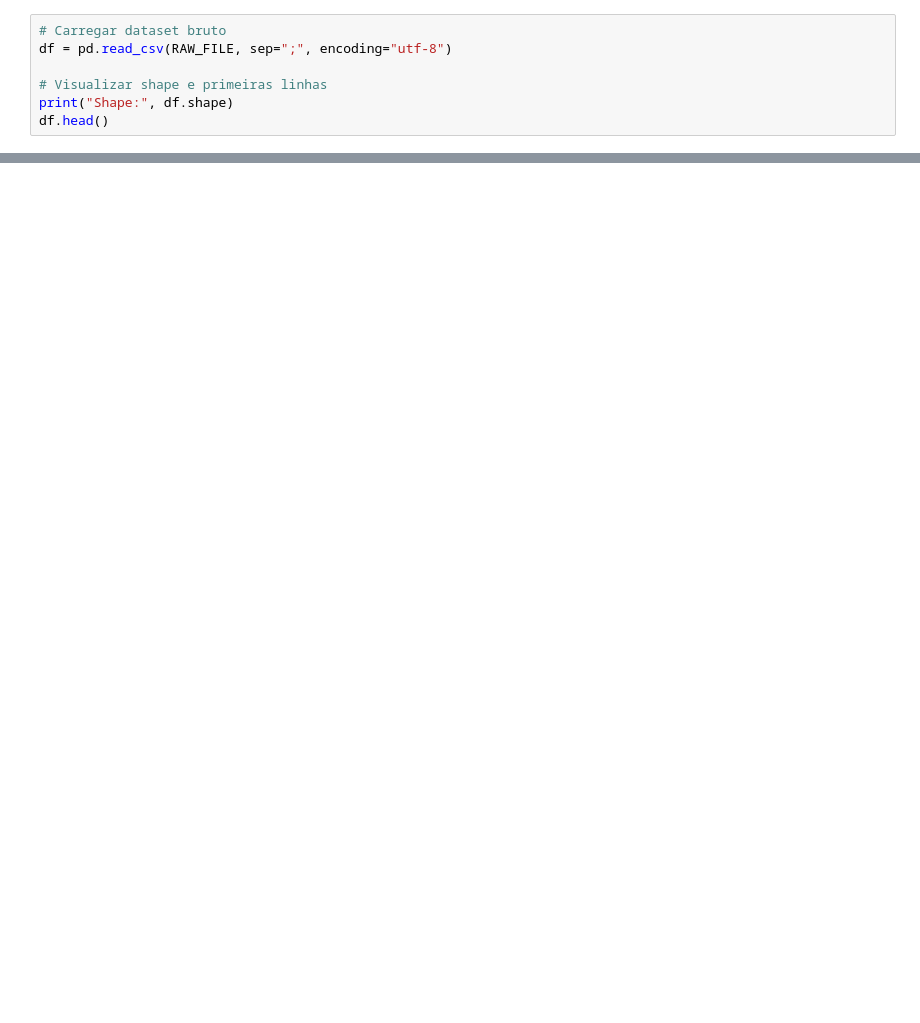
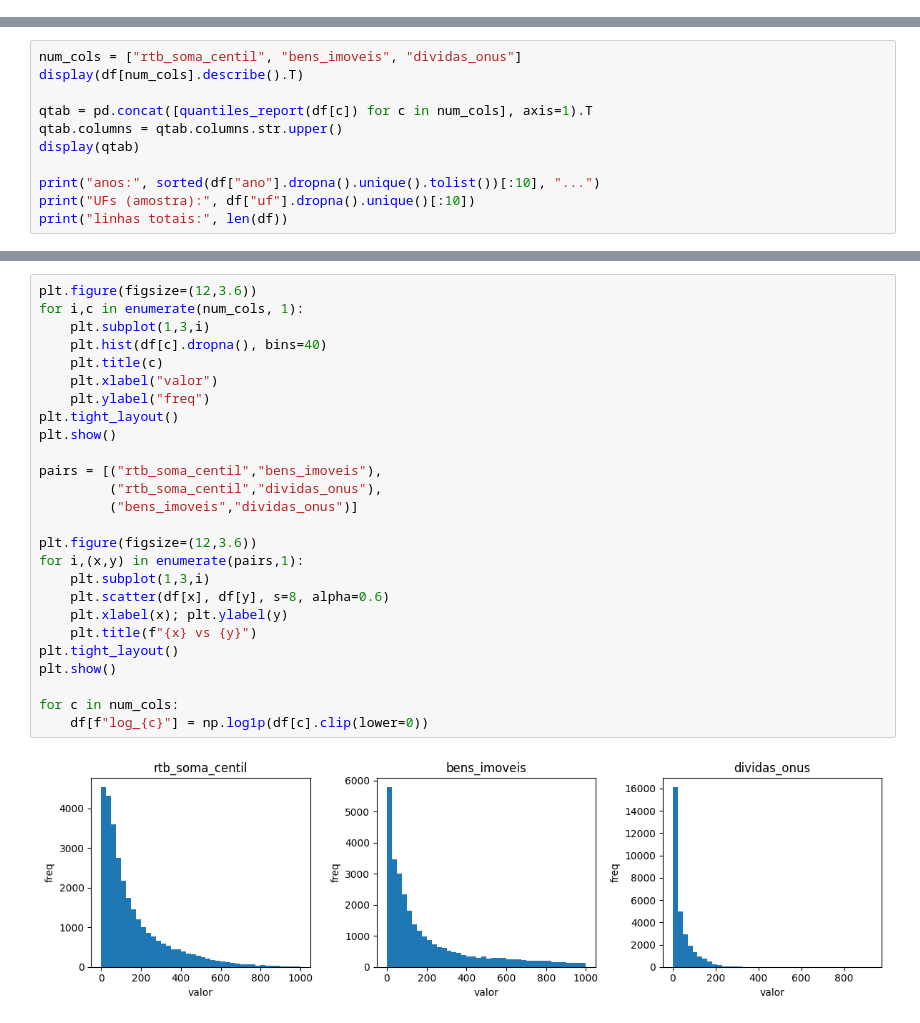
Before and after one commit to iskan228-hub/kmeans-3d-cluster, a Jupyter notebook: notebooks/01_eda_limpeza.ipynb, the cells around one changed output, grey strips where cells are left out. Cells and saved outputs as stored; diff of their text form; blank space fills up the shorter version.

```diff
--- a/notebooks/01_eda_limpeza.ipynb
+++ b/notebooks/01_eda_limpeza.ipynb
@@ -41,7 +0,0 @@ Arquivo bruto: True C:\QuartoSemestre\kmeans-3d-cluster\data\raw\distribuicao-re
-# %%
-# Carregar dataset bruto
-df = pd.read_csv(RAW_FILE, sep=";", encoding="utf-8")
-
-# Visualizar shape e primeiras linhas
-print("Shape:", df.shape)
-df.head()
@@ -434,0 +341,11 @@ Essa decisão será baseada na análise criteriosa do dataset limpo.
+# %%
+num_cols = ["rtb_soma_centil", "bens_imoveis", "dividas_onus"]
+display(df[num_cols].describe().T)
+
+qtab = pd.concat([quantiles_report(df[c]) for c in num_cols], axis=1).T
+qtab.columns = qtab.columns.str.upper()
+display(qtab)
+
+print("anos:", sorted(df["ano"].dropna().unique().tolist())[:10], "...")
+print("UFs (amostra):", df["uf"].dropna().unique()[:10])
+print("linhas totais:", len(df))
@@ -434,0 +364,28 @@ Essa decisão será baseada na análise criteriosa do dataset limpo.
+# %%
+plt.figure(figsize=(12,3.6))
+for i,c in enumerate(num_cols, 1):
+    plt.subplot(1,3,i)
+    plt.hist(df[c].dropna(), bins=40)
+    plt.title(c)
+    plt.xlabel("valor")
+    plt.ylabel("freq")
+plt.tight_layout()
+plt.show()
+
+pairs = [("rtb_soma_centil","bens_imoveis"),
+         ("rtb_soma_centil","dividas_onus"),
+         ("bens_imoveis","dividas_onus")]
+
+plt.figure(figsize=(12,3.6))
+for i,(x,y) in enumerate(pairs,1):
+    plt.subplot(1,3,i)
+    plt.scatter(df[x], df[y], s=8, alpha=0.6)
+    plt.xlabel(x); plt.ylabel(y)
+    plt.title(f"{x} vs {y}")
+plt.tight_layout()
+plt.show()
+
+for c in num_cols:
+    df[f"log_{c}"] = np.log1p(df[c].clip(lower=0))
+# %% [output]
+[figure, added]
```
Also changed, not shown: parts of 49 cells of this notebook.
